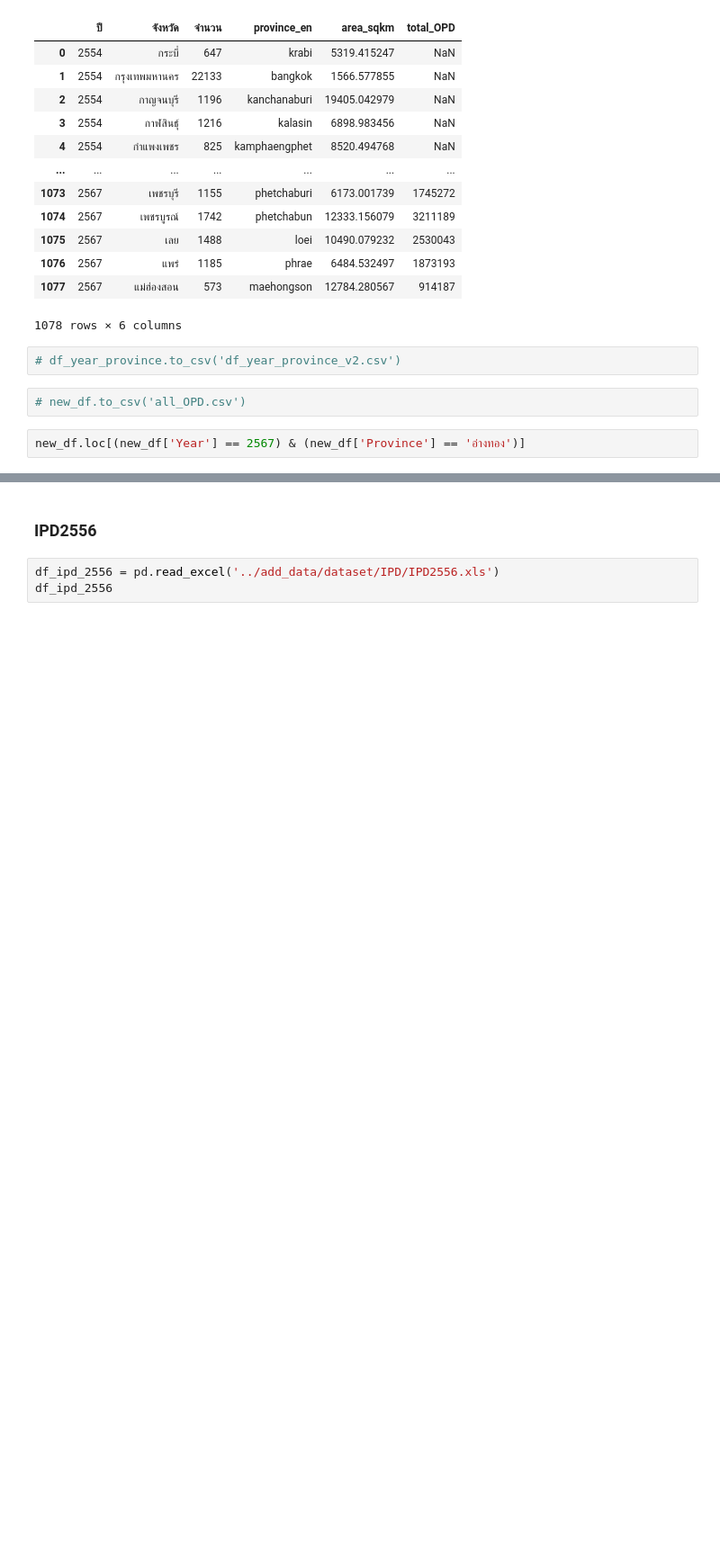
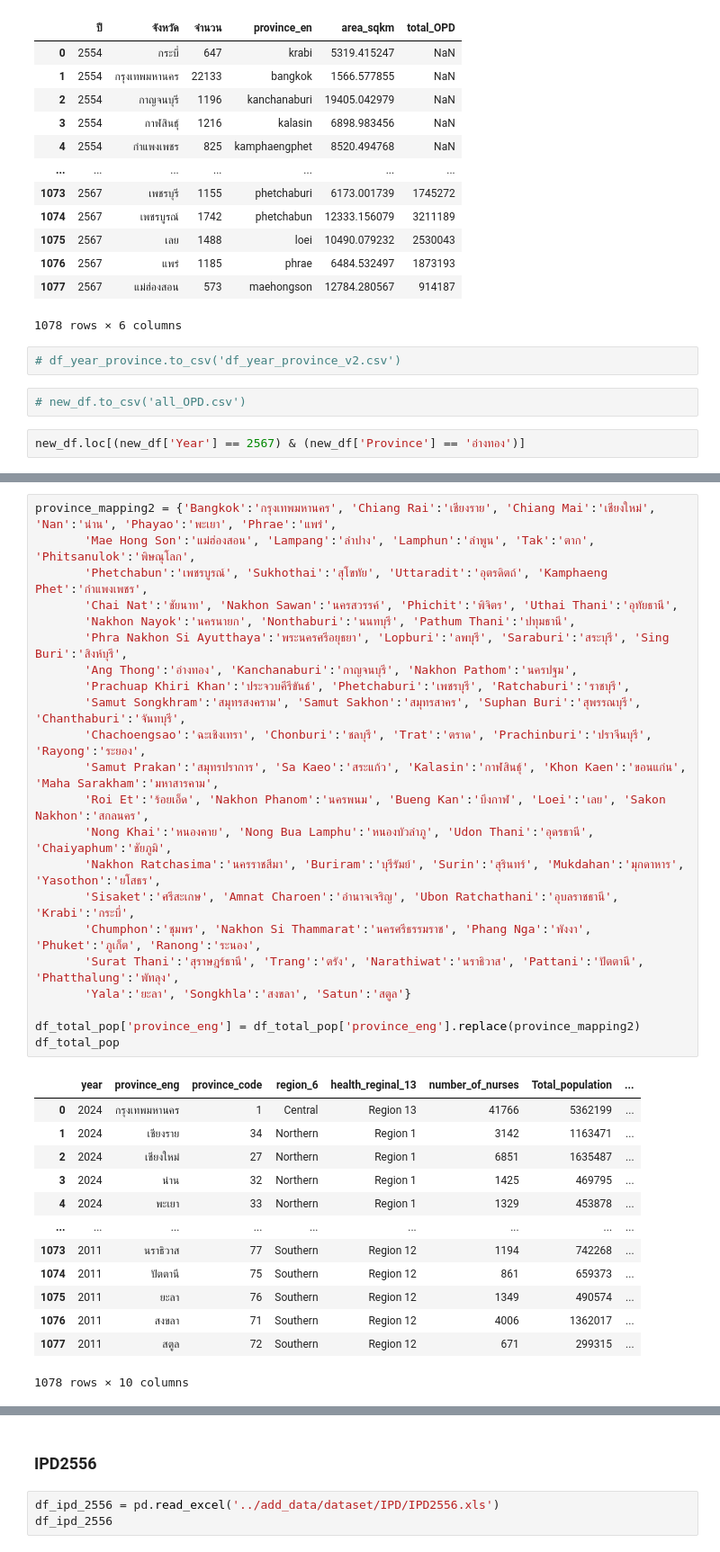
Before and after one commit to Nont18/data-visualization, a Jupyter notebook: add_data/add_OPD_IPD.ipynb, the cells around one changed output, grey strips where cells are left out. Shown at 90% size. Cells and saved outputs as stored; diff of their text form; blank space fills up the shorter version.

```diff
--- a/add_data/add_OPD_IPD.ipynb
+++ b/add_data/add_OPD_IPD.ipynb
@@ -2023,0 +2065,36 @@ new_df.loc[(new_df['Year'] == 2567) & (new_df['Province'] == 'อ่างทอ
+# %%
+province_mapping2 = {'Bangkok':'กรุงเทพมหานคร', 'Chiang Rai':'เชียงราย', 'Chiang Mai':'เชียงใหม่', 'Nan':'น่าน', 'Phayao':'พะเยา', 'Phrae':'แพร่',
+       'Mae Hong Son':'แม่ฮ่องสอน', 'Lampang':'ลำปาง', 'Lamphun':'ลำพูน', 'Tak':'ตาก', 'Phitsanulok':'พิษณุโลก',
+       'Phetchabun':'เพชรบูรณ์', 'Sukhothai':'สุโขทัย', 'Uttaradit':'อุตรดิตถ์', 'Kamphaeng Phet':'กำแพงเพชร',
+       'Chai Nat':'ชัยนาท', 'Nakhon Sawan':'นครสวรรค์', 'Phichit':'พิจิตร', 'Uthai Thani':'อุทัยธานี',
+       'Nakhon Nayok':'นครนายก', 'Nonthaburi':'นนทบุรี', 'Pathum Thani':'ปทุมธานี',
+       'Phra Nakhon Si Ayutthaya':'พระนครศรีอยุธยา', 'Lopburi':'ลพบุรี', 'Saraburi':'สระบุรี', 'Sing Buri':'สิงห์บุรี',
+       'Ang Thong':'อ่างทอง', 'Kanchanaburi':'กาญจนบุรี', 'Nakhon Pathom':'นครปฐม',
+       'Prachuap Khiri Khan':'ประจวบคีรีขันธ์', 'Phetchaburi':'เพชรบุรี', 'Ratchaburi':'ราชบุรี',
+       'Samut Songkhram':'สมุทรสงคราม', 'Samut Sakhon':'สมุทรสาคร', 'Suphan Buri':'สุพรรณบุรี', 'Chanthaburi':'จันทบุรี',
+       'Chachoengsao':'ฉะเชิงเทรา', 'Chonburi':'ชลบุรี', 'Trat':'ตราด', 'Prachinburi':'ปราจีนบุรี', 'Rayong':'ระยอง',
+       'Samut Prakan':'สมุทรปราการ', 'Sa Kaeo':'สระแก้ว', 'Kalasin':'กาฬสินธุ์', 'Khon Kaen':'ขอนแก่น', 'Maha Sarakham':'มหาสารคาม',
+       'Roi Et':'ร้อยเอ็ด', 'Nakhon Phanom':'นครพนม', 'Bueng Kan':'บึงกาฬ', 'Loei':'เลย', 'Sakon Nakhon':'สกลนคร',
+       'Nong Khai':'หนองคาย', 'Nong Bua Lamphu':'หนองบัวลำภู', 'Udon Thani':'อุดรธานี', 'Chaiyaphum':'ชัยภูมิ',
+       'Nakhon Ratchasima':'นครราชสีมา', 'Buriram':'บุรีรัมย์', 'Surin':'สุรินทร์', 'Mukdahan':'มุกดาหาร', 'Yasothon':'ยโสธร',
+       'Sisaket':'ศรีสะเกษ', 'Amnat Charoen':'อำนาจเจริญ', 'Ubon Ratchathani':'อุบลราชธานี', 'Krabi':'กระบี่',
+       'Chumphon':'ชุมพร', 'Nakhon Si Thammarat':'นครศรีธรรมราช', 'Phang Nga':'พังงา', 'Phuket':'ภูเก็ต', 'Ranong':'ระนอง',
+       'Surat Thani':'สุราษฎร์ธานี', 'Trang':'ตรัง', 'Narathiwat':'นราธิวาส', 'Pattani':'ปัตตานี', 'Phatthalung':'พัทลุง',
+       'Yala':'ยะลา', 'Songkhla':'สงขลา', 'Satun':'สตูล'}
+
+df_total_pop['province_eng'] = df_total_pop['province_eng'].replace(province_mapping2)
+df_total_pop
+# %% [output]
+|  | year | province_eng | province_code | region_6 | health_reginal_13 | number_of_nurses | Total_population | ... |
+| 0 | 2024 | กรุงเทพมหานคร | 1 | Central | Region 13 | 41766 | 5362199 | ... |
+| 1 | 2024 | เชียงราย | 34 | Northern | Region 1 | 3142 | 1163471 | ... |
+| 2 | 2024 | เชียงใหม่ | 27 | Northern | Region 1 | 6851 | 1635487 | ... |
+| 3 | 2024 | น่าน | 32 | Northern | Region 1 | 1425 | 469795 | ... |
+| 4 | 2024 | พะเยา | 33 | Northern | Region 1 | 1329 | 453878 | ... |
+| ... | ... | ... | ... | ... | ... | ... | ... | ... |
+| 1073 | 2011 | นราธิวาส | 77 | Southern | Region 12 | 1194 | 742268 | ... |
+| 1074 | 2011 | ปัตตานี | 75 | Southern | Region 12 | 861 | 659373 | ... |
+| 1075 | 2011 | ยะลา | 76 | Southern | Region 12 | 1349 | 490574 | ... |
+| 1076 | 2011 | สงขลา | 71 | Southern | Region 12 | 4006 | 1362017 | ... |
+| 1077 | 2011 | สตูล | 72 | Southern | Region 12 | 671 | 299315 | ... |
+1078 rows × 10 columns
```
Also changed, not shown: parts of 53 cells of this notebook, 3 other files.
